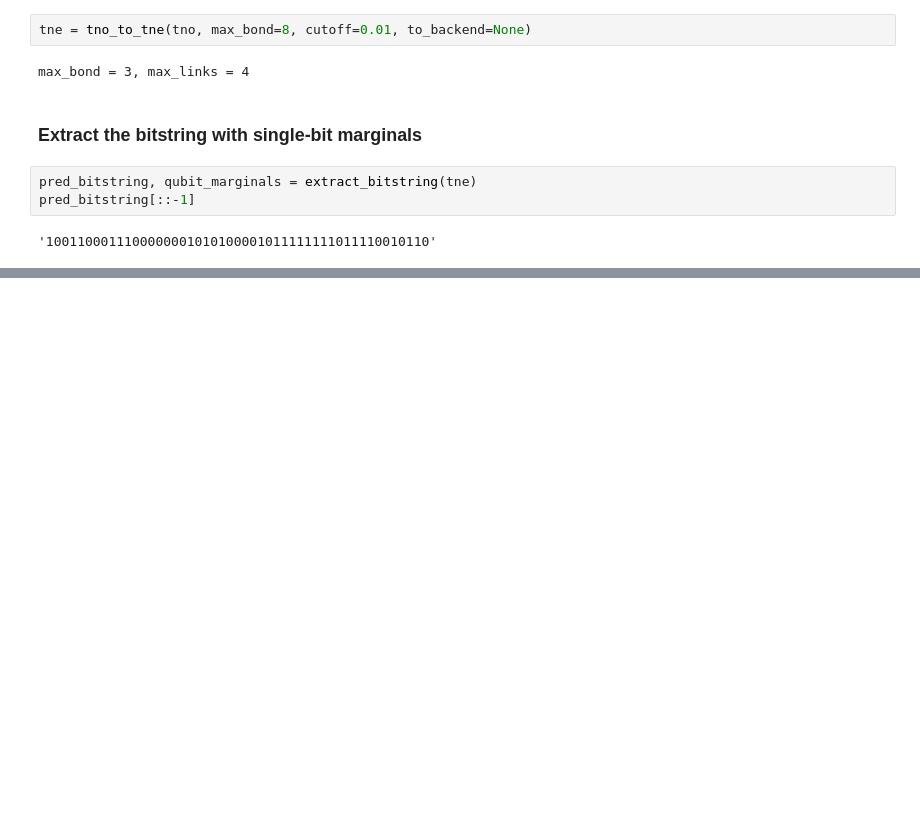
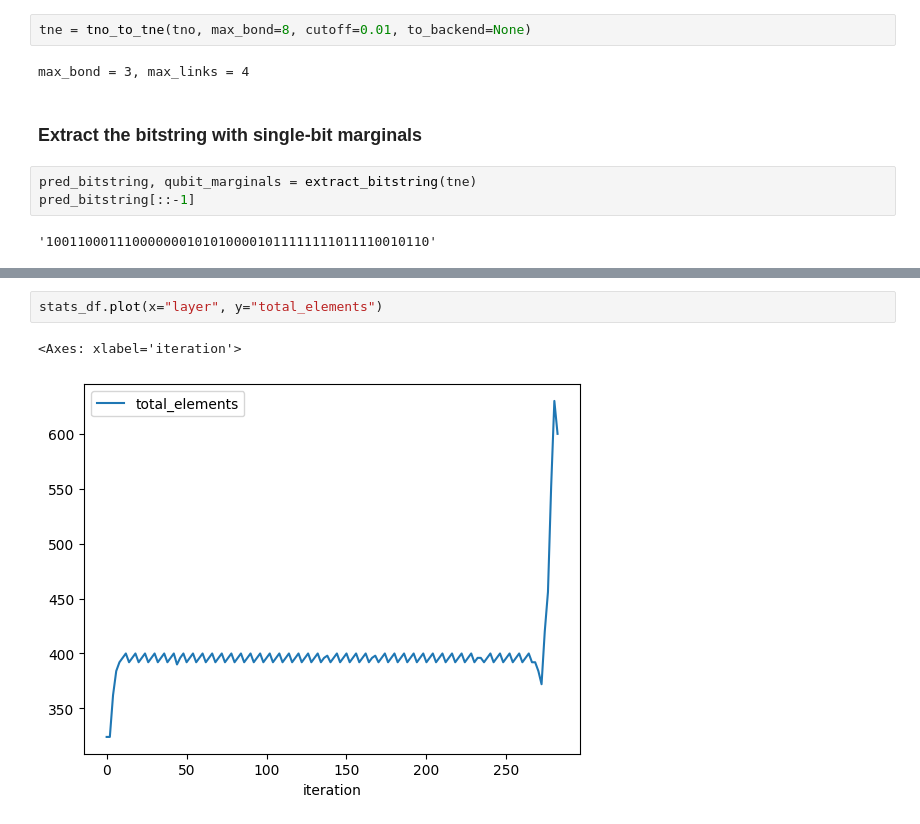
Before and after one commit to d-kremer/hack-peak-circuits, a Jupyter notebook: hack-peak-circuits-tno-cpu.ipynb, the cells around one changed output, grey strips where cells are left out. Cells and saved outputs as stored; diff of their text form; blank space fills up the shorter version.

```diff
--- a/hack-peak-circuits-tno-cpu.ipynb
+++ b/hack-peak-circuits-tno-cpu.ipynb
@@ -54,0 +62,5 @@ print(time.perf_counter() - t0)
+# %%
+stats_df.plot(x="layer", y="total_elements")
+# %% [output]
+<Axes: xlabel='iteration'>
+[figure, added]
```
Also changed, not shown: parts of 4 cells of this notebook, 2 other files.
